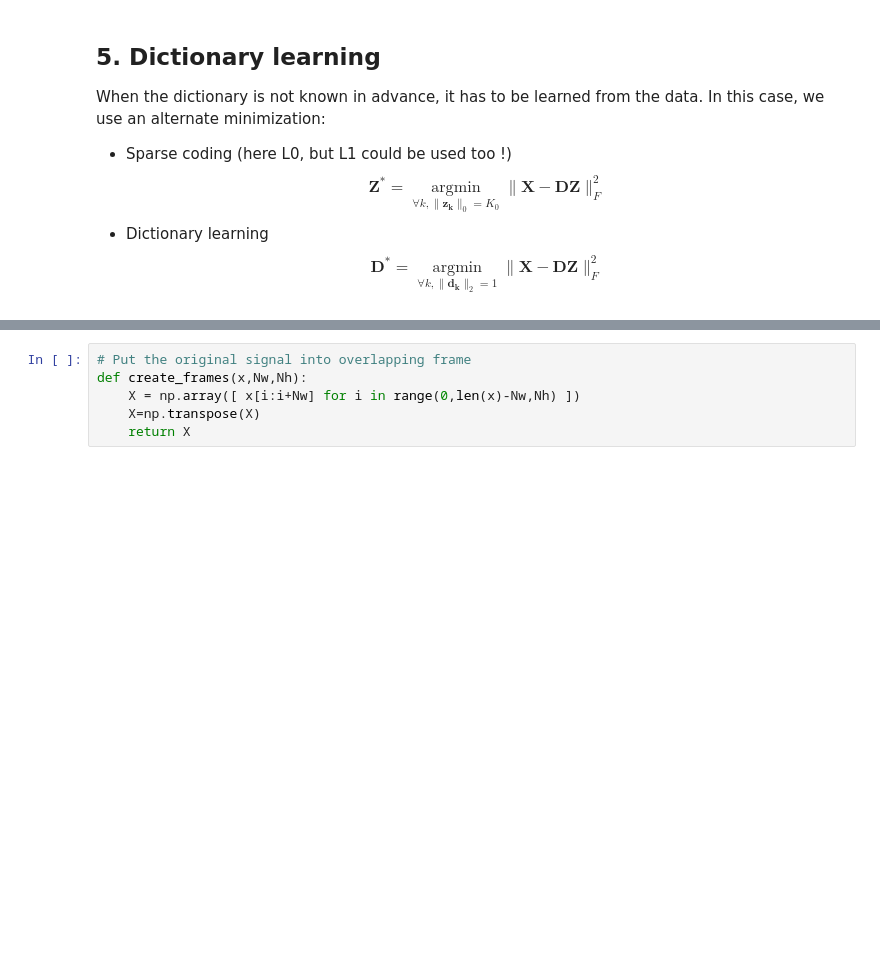
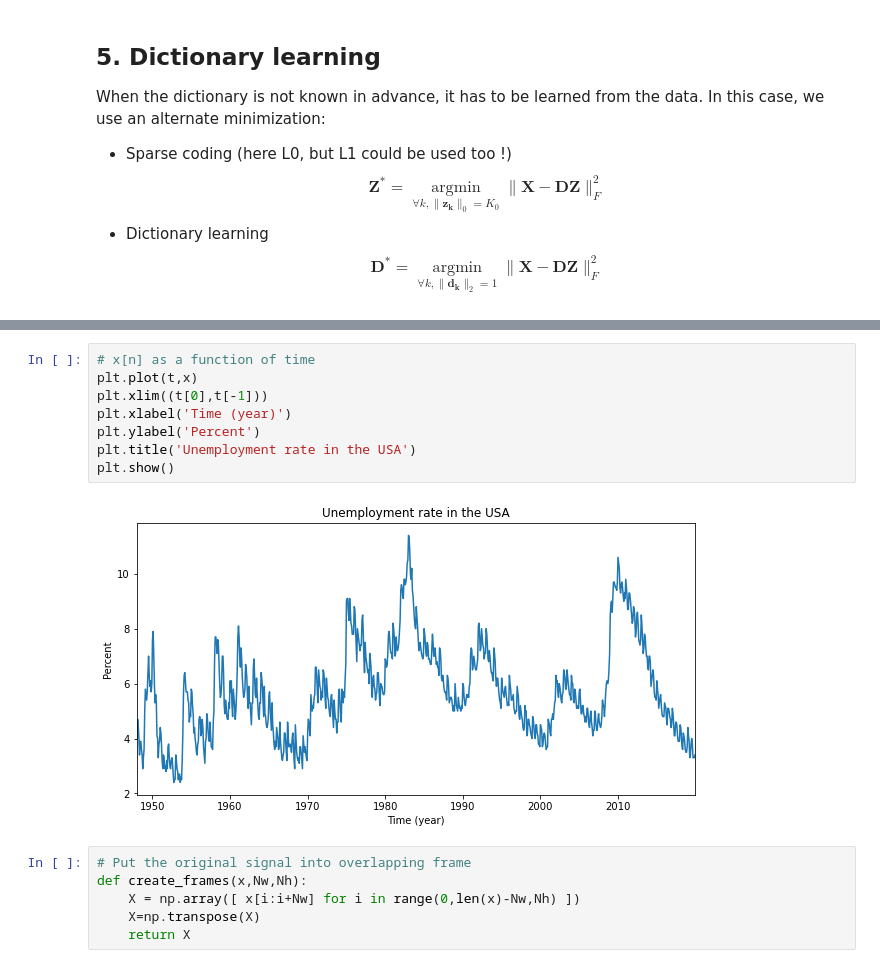
Before and after one commit to oudre/parcoursIA, a Jupyter notebook: Session4.ipynb, the cells around one changed output, grey strips where cells are left out. Drawn from its saved outputs; the diff is of its cells as text; blank space fills up the shorter version.

```diff
--- a/Session4.ipynb
+++ b/Session4.ipynb
@@ -227,3 +244,13 @@ $$\mathbf{Z}^* = \underset{\forall k, \|\mathbf{z_k}\|_0=K_0}{\operatorname{argm
+# %%
+# x[n] as a function of time
+plt.plot(t,x)
+plt.xlim((t[0],t[-1]))
+plt.xlabel('Time (year)')
+plt.ylabel('Percent')
+plt.title('Unemployment rate in the USA')
+plt.show()
+# %% [output]
+[figure, added]
 # %%
 # Put the original signal into overlapping frame
 def create_frames(x,Nw,Nh):
```
Also changed, not shown: parts of 13 cells of this notebook, 7 other files.
